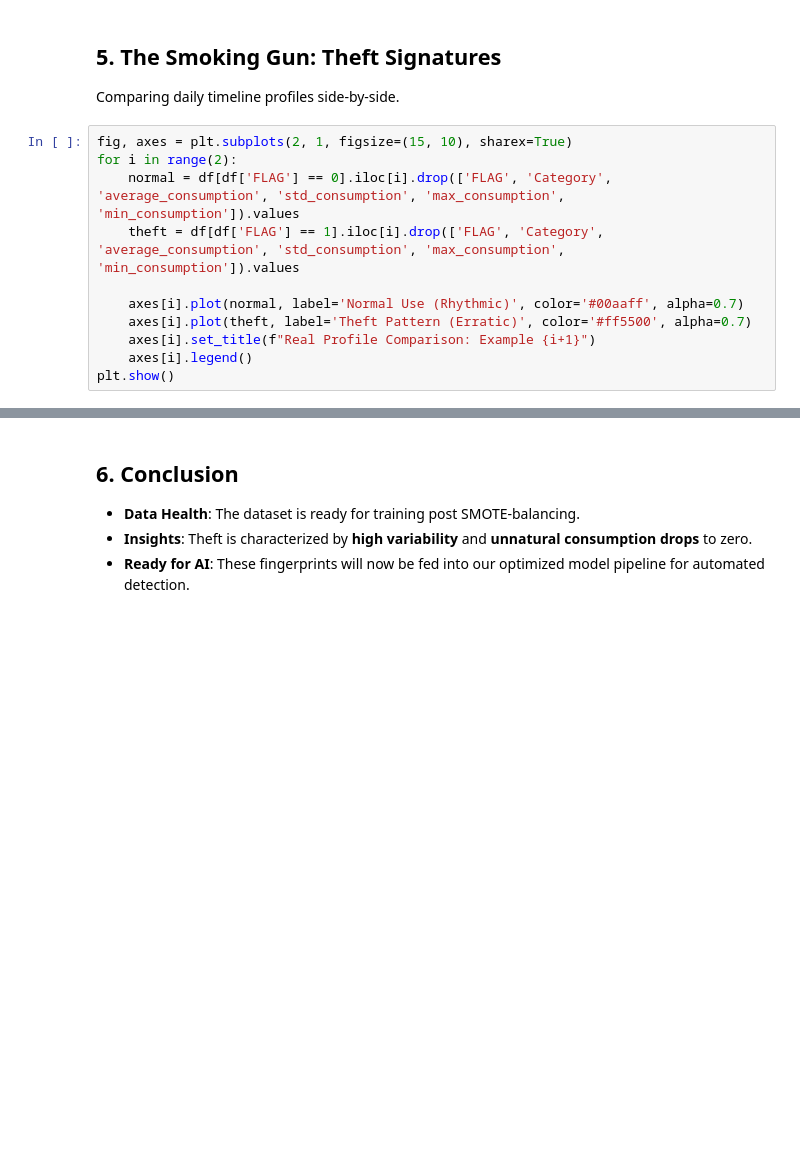
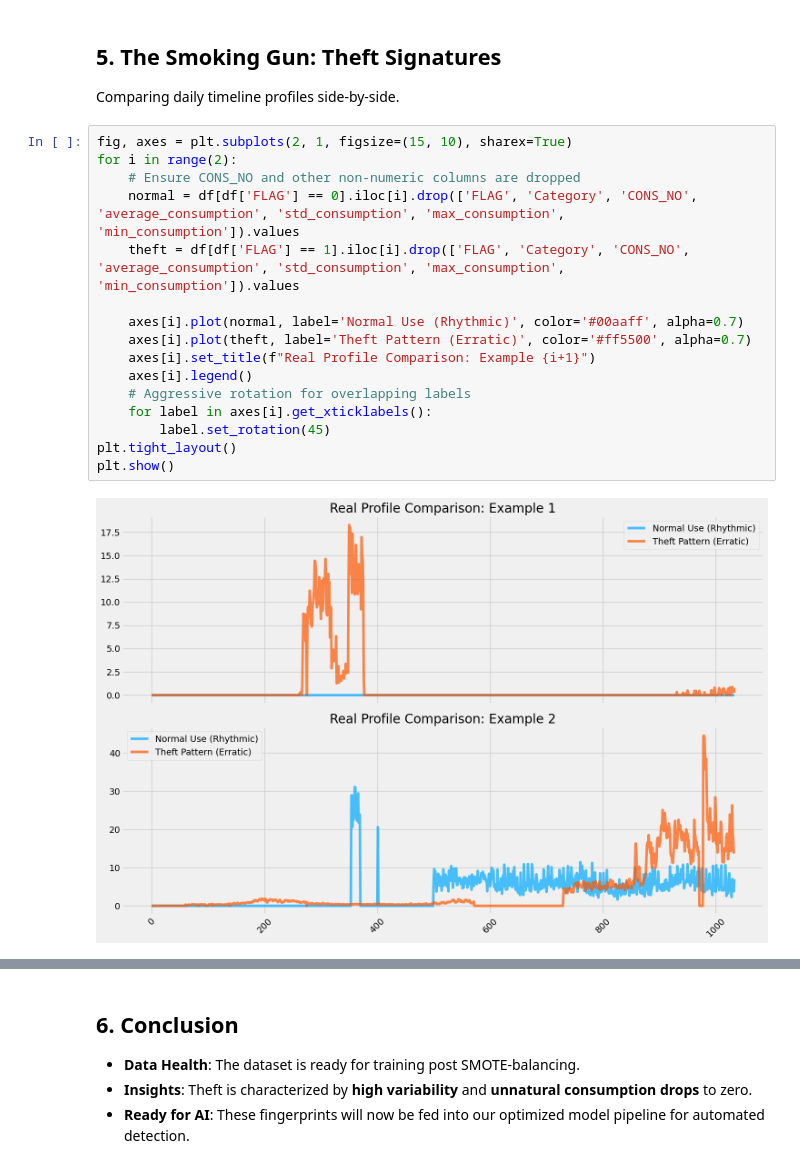
Before and after one commit to Sagnikkundu3397/electricity-theft-detection-ml, a Jupyter notebook: notebooks/EDA.ipynb, the cells around one changed output, grey strips where cells are left out. Cells and saved outputs as stored; diff of their text form; blank space fills up the shorter version.

```diff
--- a/notebooks/EDA.ipynb
+++ b/notebooks/EDA.ipynb
@@ -114,11 +182,18 @@ Comparing daily timeline profiles side-by-side.
 # %%
 fig, axes = plt.subplots(2, 1, figsize=(15, 10), sharex=True)
 for i in range(2):
-    normal = df[df['FLAG'] == 0].iloc[i].drop(['FLAG', 'Category', 'average_consumption', 'std_consumption', 'max_consumption', 'min_consumption']).values
-    theft = df[df['FLAG'] == 1].iloc[i].drop(['FLAG', 'Category', 'average_consumption', 'std_consumption', 'max_consumption', 'min_consumption']).values
+    # Ensure CONS_NO and other non-numeric columns are dropped
+    normal = df[df['FLAG'] == 0].iloc[i].drop(['FLAG', 'Category', 'CONS_NO', 'average_consumption', 'std_consumption', 'max_consumption', 'min_consumption']).values
+    theft = df[df['FLAG'] == 1].iloc[i].drop(['FLAG', 'Category', 'CONS_NO', 'average_consumption', 'std_consumption', 'max_consumption', 'min_consumption']).values
 
     axes[i].plot(normal, label='Normal Use (Rhythmic)', color='#00aaff', alpha=0.7)
     axes[i].plot(theft, label='Theft Pattern (Erratic)', color='#ff5500', alpha=0.7)
     axes[i].set_title(f"Real Profile Comparison: Example {i+1}")
     axes[i].legend()
+    # Aggressive rotation for overlapping labels
+    for label in axes[i].get_xticklabels():
+        label.set_rotation(45)
+plt.tight_layout()
 plt.show()
+# %% [output]
+[figure, added]
```
Also changed, not shown: parts of 12 cells of this notebook.
